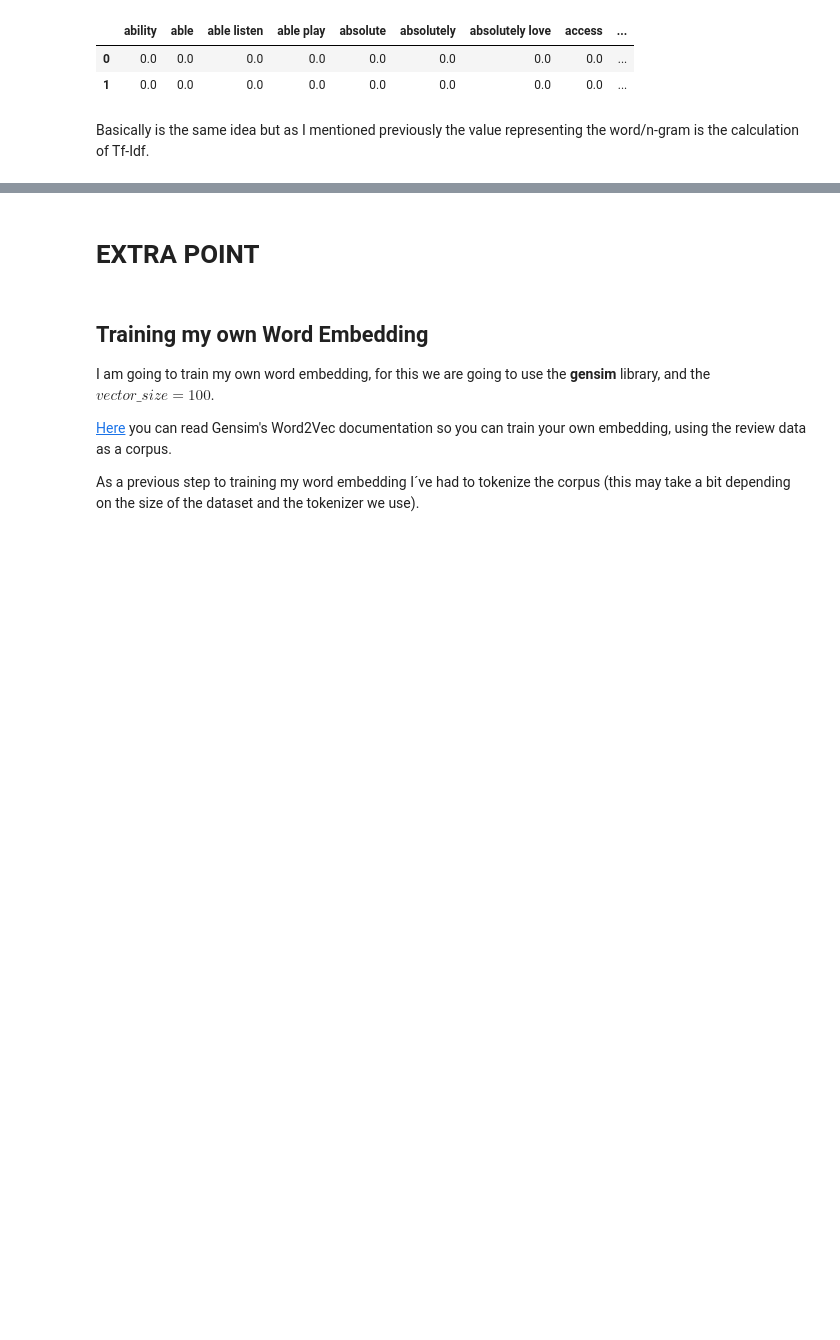
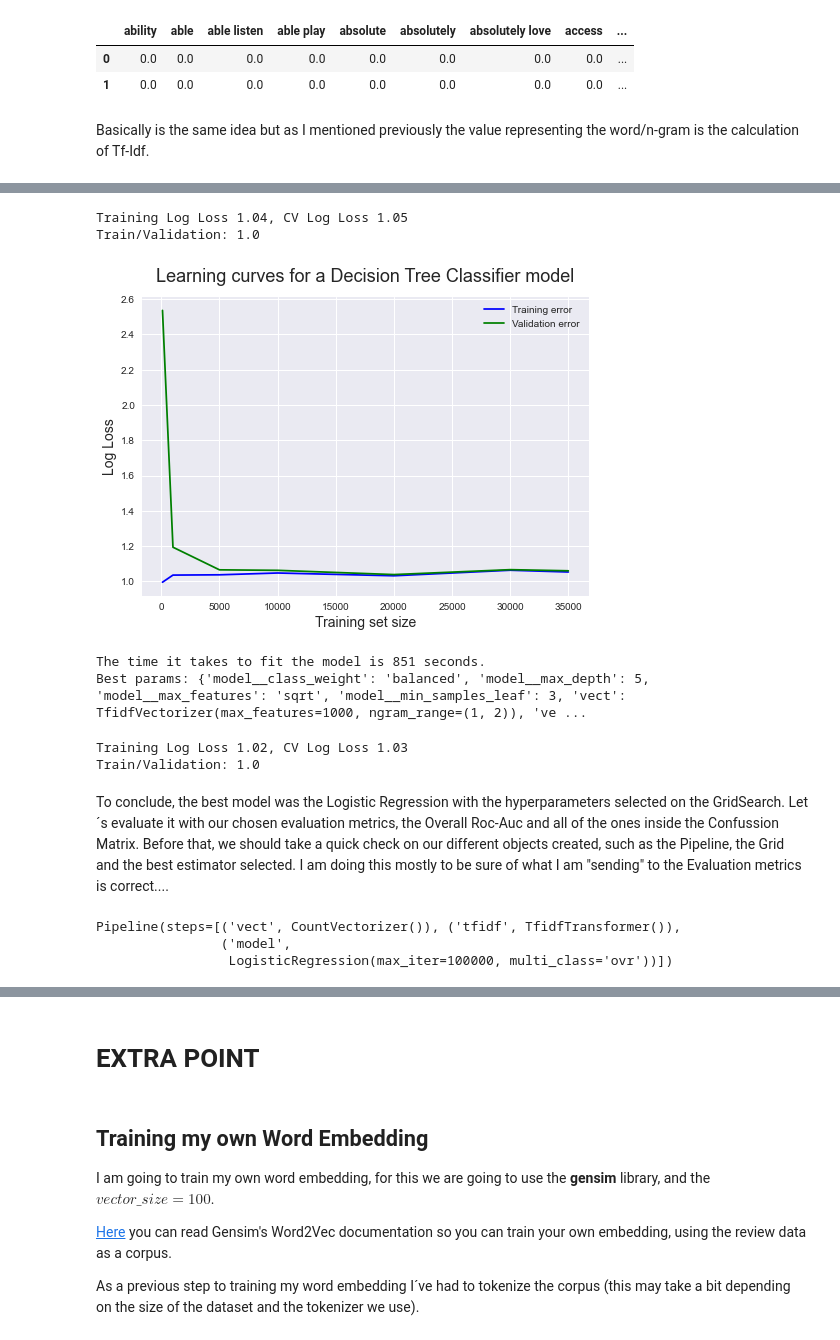
Before and after one commit to santiagoromero20/SentimentAnalysisApp-NLP-MCC, a Jupyter notebook: EDA.ipynb, the cells around one changed output, grey strips where cells are left out. Drawn from its saved outputs; the diff is of its cells as text; code cells hidden in the pictures; blank space fills up the shorter version.

```diff
--- a/EDA.ipynb
+++ b/EDA.ipynb
@@ -542,0 +695,40 @@ To hold such a huge Model evaluation, we want to achieve some reproductibility a
+# %%
+error_cv, error_tr, fit_score_time = evaluation.get_errors(grid.cv_results_)
+scores = add_results(scores, error_cv, error_tr, fit_score_time,"DecTreeClassifierBalancedGS")
+# %% [output]
+Training Log Loss 1.04, CV Log Loss 1.05
+Train/Validation: 1.0
+# %%
+train_sizes, train_scores, validation_scores = learning_curve(grid.best_estimator_, X_train, y_train, cv=5, scoring="neg_log_loss", n_jobs=-1, train_sizes=[100,1000,5000,10000,20000,30000, 35000], shuffle=True, random_state=1)
+visualization.plot_learning_curve(train_sizes, train_scores, validation_scores, "Log Loss", "Training set size", "Learning curves for a Decision Tree Classifier model")
+# %% [output]
+[figure, added]
+# %%
+param_grid = {
+    "vect": [TfidfVectorizer()],
+    "vect__ngram_range" : [(1,2)],
+    "vect__max_features" : [1000],
+    "model__class_weight": ["balanced"],
+    'model__max_features':(3,4,5,6,'sqrt','log2'),
+    'model__max_depth' : [3,4,5,6],
+    'model__min_samples_leaf':[3,4,5,6],
+}
+
+grid = evaluation.grid_search(pipe, parameters=param_grid, cv=3, scoring="neg_log_loss", X_train=X_train, y_train=y_train)
+# %% [output]
+The time it takes to fit the model is 851 seconds.
+Best params: {'model__class_weight': 'balanced', 'model__max_depth': 5, 'model__max_features': 'sqrt', 'model__min_samples_leaf': 3, 'vect': TfidfVectorizer(max_features=1000, ngram_range=(1, 2)), 've ...
+# %%
+error_cv, error_tr, fit_score_time = evaluation.get_errors(grid.cv_results_)
+scores = add_results(scores, error_cv, error_tr, fit_score_time,"DecTreeClassifierBalancedGS1")
+# %% [output]
+Training Log Loss 1.02, CV Log Loss 1.03
+Train/Validation: 1.0
+# %% [markdown]
+To conclude, the best model was the Logistic Regression with the hyperparameters selected on the GridSearch. Let´s evaluate it with our chosen evaluation metrics, the Overall Roc-Auc and all of the ones inside the Confussion Matrix. Before that, we should take a quick check on our different objects created, such as the Pipeline, the Grid and the best estimator selected. I am doing this mostly to be sure of what I am "sending" to the Evaluation metrics is correct....
+# %%
+pipe
+# %% [output]
+Pipeline(steps=[('vect', CountVectorizer()), ('tfidf', TfidfTransformer()),
+                ('model',
+                 LogisticRegression(max_iter=100000, multi_class='ovr'))])
```
Also changed, not shown: parts of 37 cells of this notebook.
